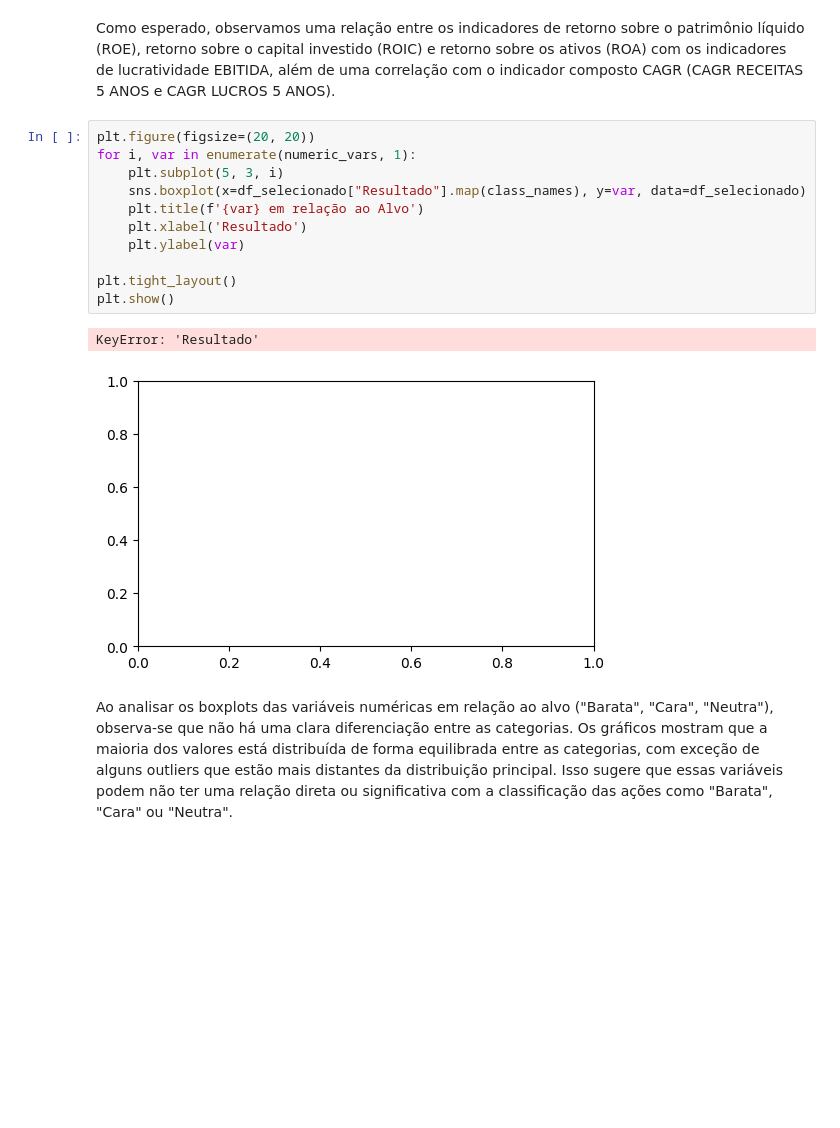
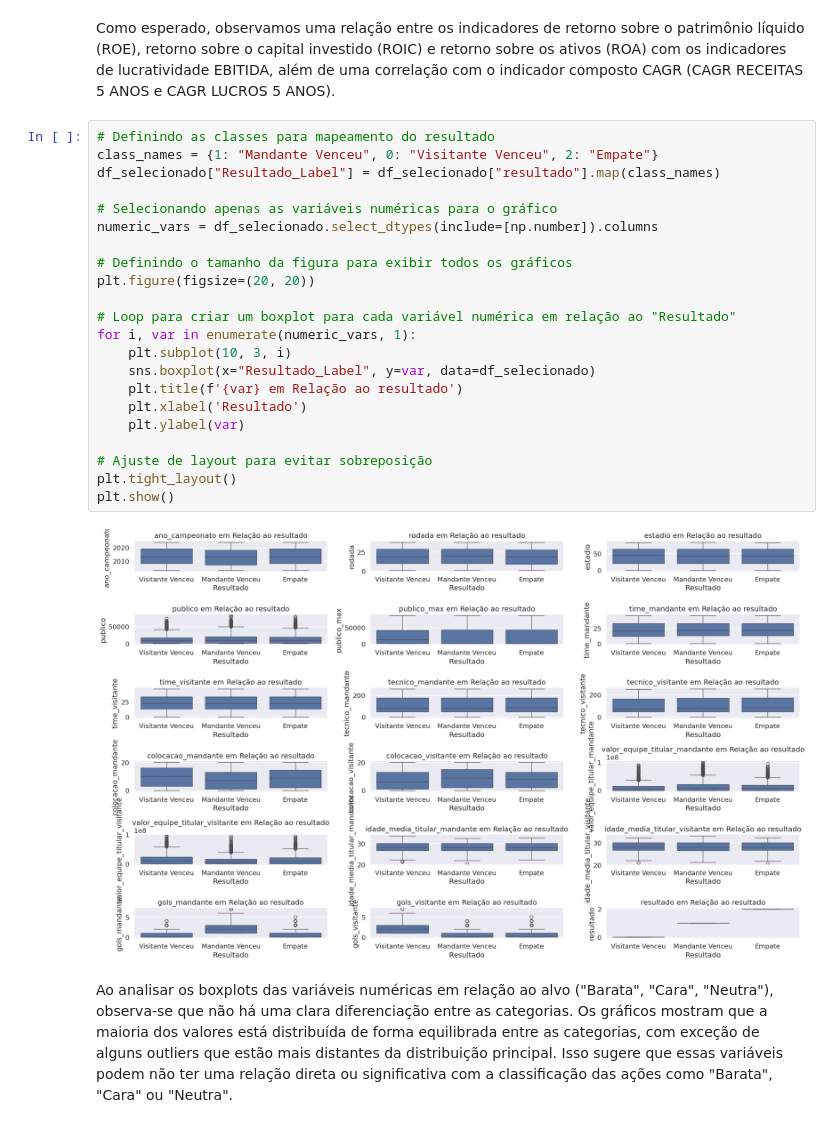
Before and after one commit to RodrigoMarenda/Sports_Predictions, a Jupyter notebook: notebooks/Sports_Predctions.ipynb, the cells around one changed output. Drawn from its saved outputs; the diff is of its cells as text; blank space fills up the shorter version.

```diff
--- a/notebooks/Sports_Predctions.ipynb
+++ b/notebooks/Sports_Predctions.ipynb
@@ -413,19 +413,29 @@ Os outliers que observamos são importantes, pois indicam variações significat
 # %% [markdown]
 Como esperado, observamos uma relação entre os indicadores de retorno sobre o patrimônio líquido (ROE), retorno sobre o capital investido (ROIC) e retorno sobre os ativos (ROA) com os indicadores de lucratividade EBITIDA, além de uma correlação com o indicador composto CAGR (CAGR RECEITAS 5 ANOS e CAGR LUCROS 5 ANOS).
 # %%
+# Definindo as classes para mapeamento do resultado
+class_names = {1: "Mandante Venceu", 0: "Visitante Venceu", 2: "Empate"}
+df_selecionado["Resultado_Label"] = df_selecionado["resultado"].map(class_names)
+
+# Selecionando apenas as variáveis numéricas para o gráfico
+numeric_vars = df_selecionado.select_dtypes(include=[np.number]).columns
+
+# Definindo o tamanho da figura para exibir todos os gráficos
 plt.figure(figsize=(20, 20))
+
+# Loop para criar um boxplot para cada variável numérica em relação ao "Resultado"
 for i, var in enumerate(numeric_vars, 1):
-    plt.subplot(5, 3, i)
-    sns.boxplot(x=df_selecionado["Resultado"].map(class_names), y=var, data=df_selecionado)
-    plt.title(f'{var} em relação ao Alvo')
+    plt.subplot(10, 3, i)
+    sns.boxplot(x="Resultado_Label", y=var, data=df_selecionado)
+    plt.title(f'{var} em Relação ao resultado')
     plt.xlabel('Resultado')
     plt.ylabel(var)
 
+# Ajuste de layout para evitar sobreposição
 plt.tight_layout()
 plt.show()
 # %% [output]
-KeyError: 'Resultado'
-[figure, old version]
+[figure, new version]
 # %% [markdown]
 Ao analisar os boxplots das variáveis numéricas em relação ao alvo ("Barata", "Cara", "Neutra"), observa-se que não há uma clara diferenciação entre as categorias. Os gráficos mostram que a maioria dos valores está distribuída de forma equilibrada entre as categorias, com exceção de alguns outliers que estão mais distantes da distribuição principal. Isso sugere que essas variáveis podem não ter uma relação direta ou significativa com a classificação das ações como "Barata", "Cara" ou "Neutra".
 # %% [markdown]
```
Also changed, not shown: parts of 1 cell of this notebook.
